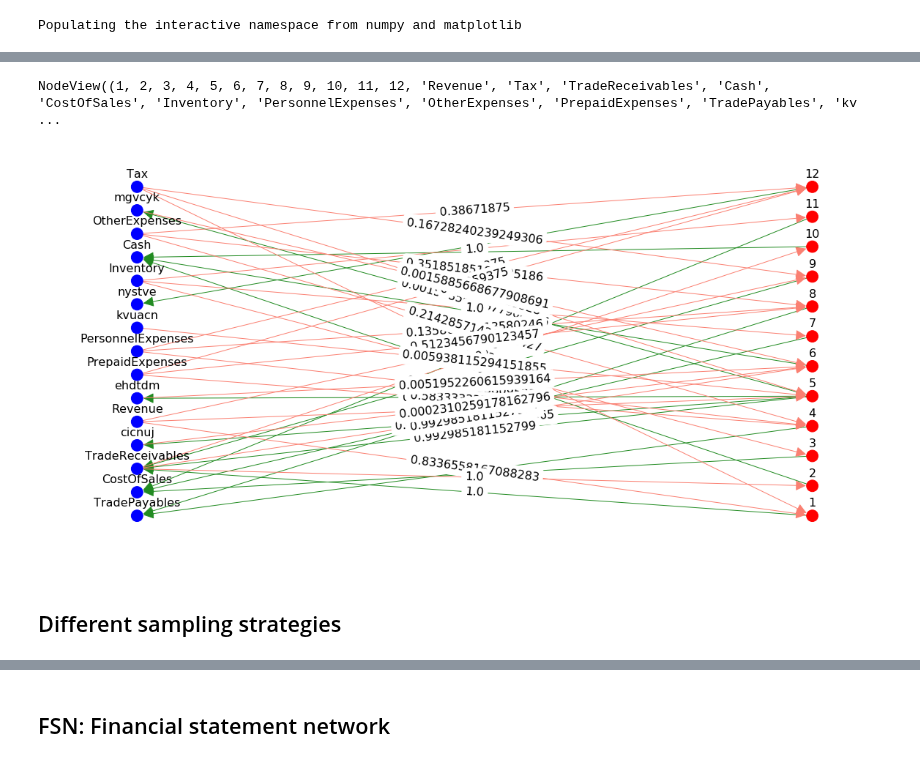
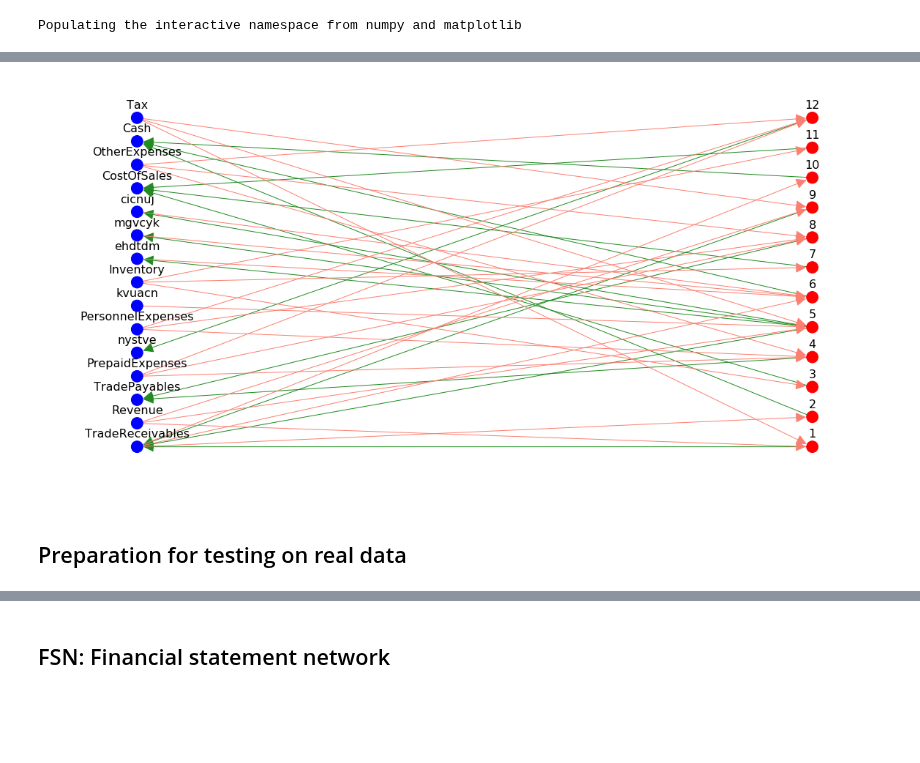
Before and after one commit to AlexWorldD/NetEmbs, a Jupyter notebook: Tmp.ipynb, the cells around one changed output, grey strips where cells are left out. Drawn from its saved outputs; the diff is of its cells as text; code cells hidden in the pictures; blank space fills up the shorter version.

```diff
--- a/Tmp.ipynb
+++ b/Tmp.ipynb
@@ -41,13 +42,5 @@ d.head(100)
-# %%
-fsn = FSN()
-fsn.build(normalize(d), name_column="FA_Name")
-fsn.nodes()
-# %% [output]
-NodeView((1, 2, 3, 4, 5, 6, 7, 8, 9, 10, 11, 12, 'Revenue', 'Tax', 'TradeReceivables', 'Cash', 'CostOfSales', 'Inventory', 'PersonnelExpenses', 'OtherExpenses', 'PrepaidExpenses', 'TradePayables', 'kv ...
 # %%
 from NetEmbs.Vis.plots import plotFSN
-plotFSN(fsn, edge_labels=True)
+plotFSN(fsn, edge_labels=False)
 # %% [output]
-[figure, old version]
+[figure, new version]
-# %% [markdown]
-## Different sampling strategies
@@ -125 +47,3 @@ def randomWalk(G, vertex=None, lenght=3, direction="IN", mode="meta_new", full_p
+# %% [markdown]
+## Preparation for testing on real data
 # %% [markdown]
```
Also changed, not shown: parts of 10 cells of this notebook, 4 other files.
